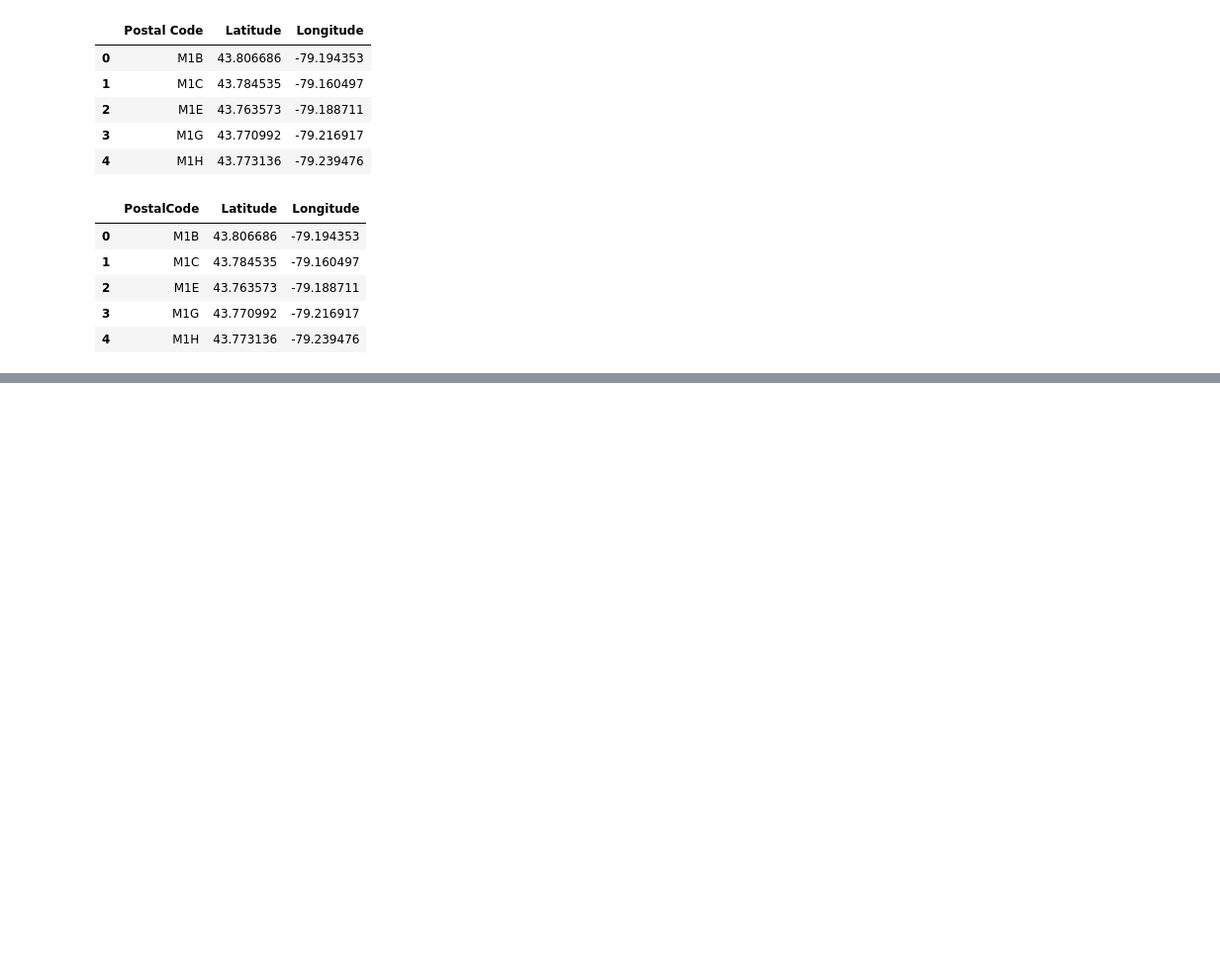
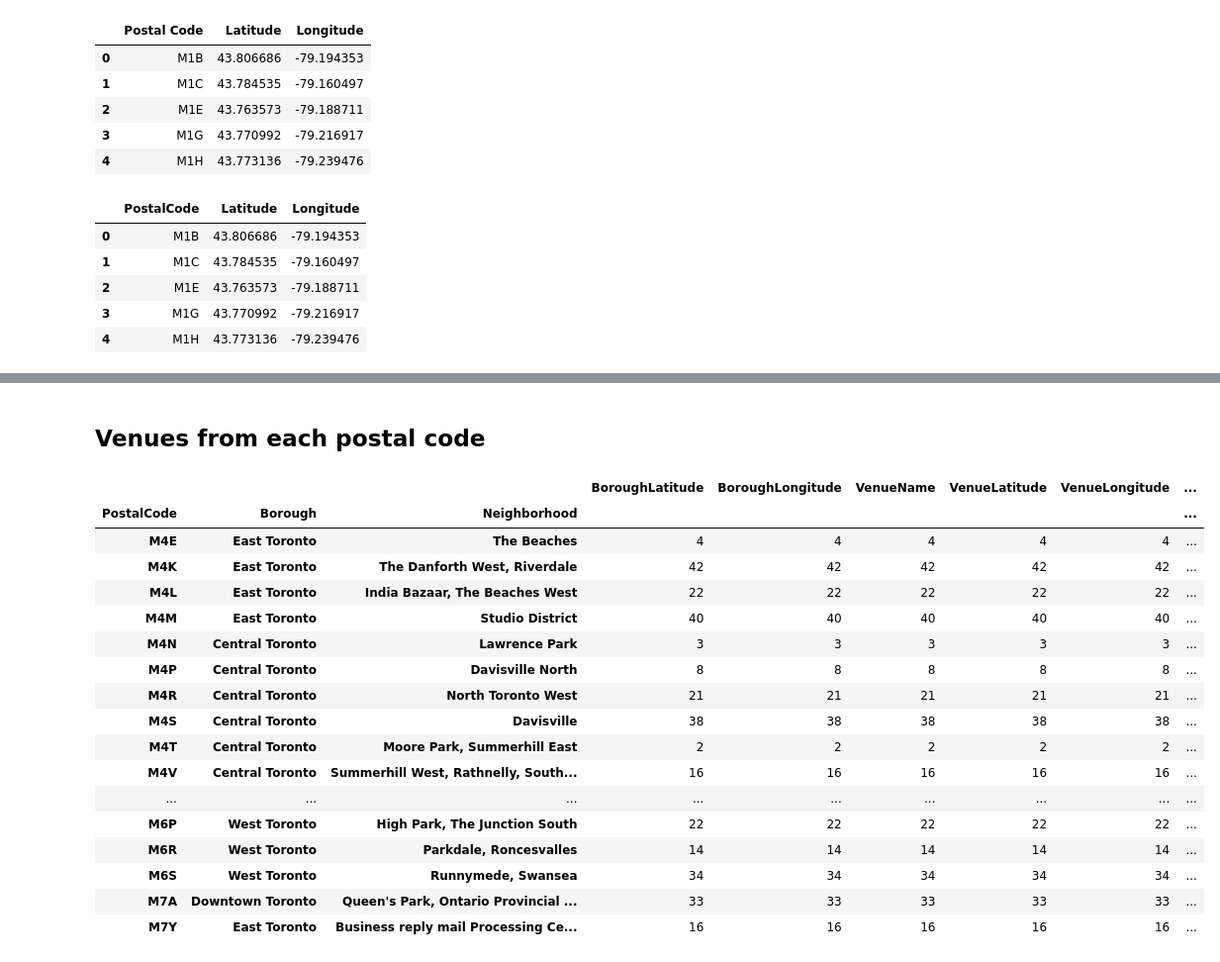
Before and after one commit to yashwanth2607/Data-Science, a Jupyter notebook: Data Science.ipynb, the cells around one changed output, grey strips where cells are left out. Shown: that part at 99% size. Drawn from its saved outputs; the diff is of its cells as text; code cells hidden in the pictures; blank space fills up the shorter version.

Commit message:
Published from Watson Studio.

```diff
--- a/Data Science.ipynb
+++ b/Data Science.ipynb
@@ -256,0 +333,39 @@ test_df
+# %%
+radius = 500
+LIMIT = 100
+
+venues = []
+
+for lat, long, post, borough, neighborhood in zip(toronto_df_new['Latitude'], toronto_df_new['Longitude'], toronto_df_new['PostalCode'], toronto_df_new['Borough'], toronto_df_new['Neighborhood']):
+    url = "https://api.foursquare.com/v2/venues/explore?client_id={}&client_secret={}&v={}&ll={},{}&radius={}&limit={}".format(
+        CLIENT_ID,
+        CLIENT_SECRET,
+        VERSION,
+        lat,
+        long,
+        radius,
+        LIMIT)
+
+    results = requests.get(url).json()["response"]['groups'][0]['items']
+
+    for venue in results:
+        venues.append((
+            post,
+            borough,
+            neighborhood,
+            lat,
+            long,
+            venue['venue']['name'],
+            venue['venue']['location']['lat'],
+            venue['venue']['location']['lng'],
+            venue['venue']['categories'][0]['name']))
+# %%
+
+# convert the venues list into a new DataFrame
+venues_df = pd.DataFrame(venues)
+
+# define the column names
+venues_df.columns = ['PostalCode', 'Borough', 'Neighborhood', 'BoroughLatitude', 'BoroughLongitude', 'VenueName', 'VenueLatitude', 'VenueLongitude', 'VenueCategory']
+
+print(venues_df.shape)
+venues_df.head()
@@ -256,0 +380,25 @@ test_df
+# %% [markdown]
+
+
+## Venues from each postal code
+# %%
+venues_df.groupby(["PostalCode", "Borough", "Neighborhood"]).count()
+# %% [output]
+|  |  |  | BoroughLatitude | BoroughLongitude | VenueName | VenueLatitude | VenueLongitude | ... |
+| PostalCode | Borough | Neighborhood |  |  |  |  |  | ... |
+| M4E | East Toronto | The Beaches | 4 | 4 | 4 | 4 | 4 | ... |
+| M4K | East Toronto | The Danforth West, Riverdale | 42 | 42 | 42 | 42 | 42 | ... |
+| M4L | East Toronto | India Bazaar, The Beaches West | 22 | 22 | 22 | 22 | 22 | ... |
+| M4M | East Toronto | Studio District | 40 | 40 | 40 | 40 | 40 | ... |
+| M4N | Central Toronto | Lawrence Park | 3 | 3 | 3 | 3 | 3 | ... |
+| M4P | Central Toronto | Davisville North | 8 | 8 | 8 | 8 | 8 | ... |
+| M4R | Central Toronto | North Toronto West | 21 | 21 | 21 | 21 | 21 | ... |
+| M4S | Central Toronto | Davisville | 38 | 38 | 38 | 38 | 38 | ... |
+| M4T | Central Toronto | Moore Park, Summerhill East | 2 | 2 | 2 | 2 | 2 | ... |
+| M4V | Central Toronto | Summerhill West, Rathnelly, South... | 16 | 16 | 16 | 16 | 16 | ... |
+| ... | ... | ... | ... | ... | ... | ... | ... | ... |
+| M6P | West Toronto | High Park, The Junction South | 22 | 22 | 22 | 22 | 22 | ... |
+| M6R | West Toronto | Parkdale, Roncesvalles | 14 | 14 | 14 | 14 | 14 | ... |
+| M6S | West Toronto | Runnymede, Swansea | 34 | 34 | 34 | 34 | 34 | ... |
+| M7A | Downtown Toronto | Queen's Park, Ontario Provincial ... | 33 | 33 | 33 | 33 | 33 | ... |
+| M7Y | East Toronto | Business reply mail Processing Ce... | 16 | 16 | 16 | 16 | 16 | ... |
```
Also changed, not shown: parts of 36 cells of this notebook.
